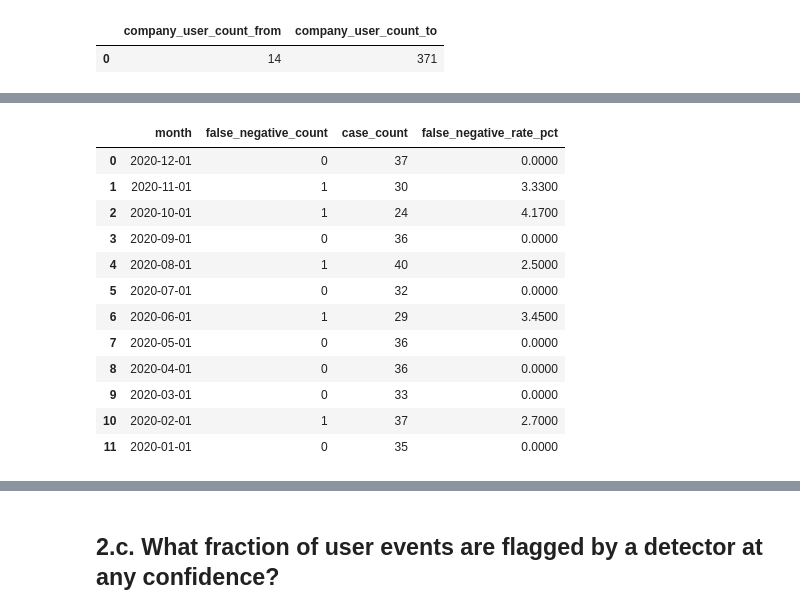
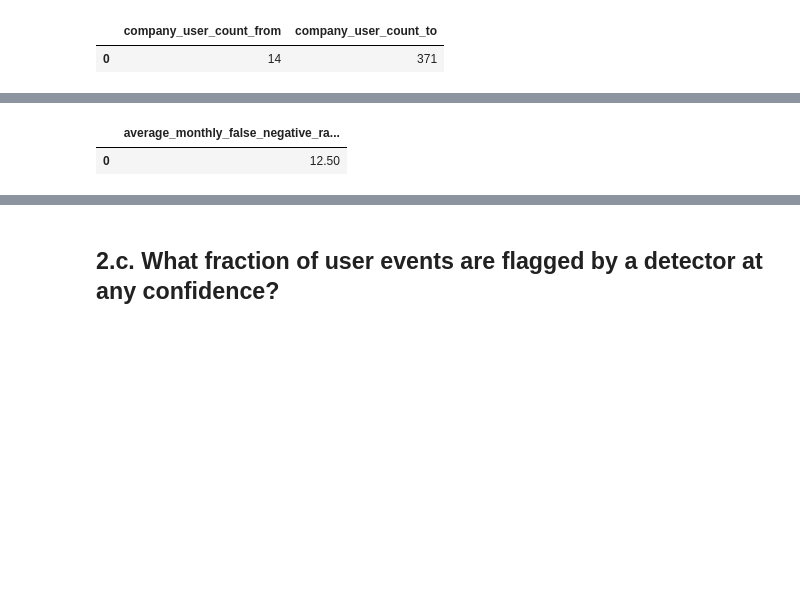
Before and after one commit to danbratton/abnormal_exercise, a Jupyter notebook: Abnormal.ipynb, the cells around one changed output, grey strips where cells are left out. Drawn from its saved outputs; the diff is of its cells as text; code cells hidden in the pictures; blank space fills up the shorter version.

```diff
--- a/Abnormal.ipynb
+++ b/Abnormal.ipynb
@@ -159,47 +165,73 @@ run_select(sql)
 * False negatives occur when the customer reports an ATO event that was not detected by Abnormal. Meaning, cases in `customer_case_events` are false negatives.
 # %%
 sql = """
-with cases as (
-	select
-		de.event_timestamp as case_timestamp,
-		case_id,
-		0 as false_negative
-	from case_events ce
-	join detector_events de on ce.triggering_event_id = de.event_id
-
-	union
-
-	select
-		-- using the customer-provided actual time the event happened to align with detector_events.event_timestamp
-		reported_event_timestamp as case_timestamp,
-		reported_case_id as case_id,
-		1 as false_negative
-	from customer_case_events cce
+WITH false_negatives AS (
+SELECT
+	-- using the customer-provided actual time the event happened to align with detector_events.event_timestamp
+	date_trunc('month',
+	reported_event_timestamp) AS MONTH,
+		count(reported_case_id) AS false_negatives
+FROM
+	customer_case_events cce
+GROUP BY
+	MONTH
 )
 
-select
-	date_trunc('month',case_timestamp) as month,
-	sum(false_negative) as false_negative_count,
-	count(false_negative) as case_count,
-	round(sum(false_negative)/count(false_negative)::numeric, 4)*100 as false_negative_rate_pct
-from cases
-group by month
-order by month desc
+,
+true_positives AS (
+SELECT
+		date_trunc('month',
+	de.event_timestamp) AS MONTH,
+		count(*) AS true_positives
+FROM
+	case_events ce
+LEFT JOIN customer_action_events cae ON
+	ce.case_id = cae.case_id
+LEFT JOIN detector_events de ON
+	ce.triggering_event_id = de.event_id
+WHERE
+	customer_action_type = 'RESOLVE'
+GROUP BY
+	MONTH
+)
+
+,
+monthly_false_negative_rate AS (
+SELECT
+	COALESCE (fn.month,
+	tp.month) AS MONTH,
+	COALESCE (false_negatives,
+	0) AS false_negatives,
+	COALESCE (true_positives,
+	0) AS true_positives,
+	CASE
+		WHEN COALESCE (false_negatives,
+		0) + COALESCE (true_positives,
+		0) = 0 THEN NULL
+		WHEN COALESCE (false_negatives,
+		0) = 0 THEN 0
+		ELSE round(COALESCE (false_negatives,
+		0)::NUMERIC /(COALESCE (false_negatives,
+		0) + COALESCE (true_positives,
+		0))* 100,
+		4)
+	END AS false_negative_rate
+FROM
+	false_negatives fn
+	-- full join so months without FNs or TPs are not excluded in the join
+FULL JOIN true_positives tp ON
+	fn.month = tp.month
+)
+
+ SELECT
+	round(avg(false_negative_rate),
+	2) AS average_monthly_false_negative_rate_pct
+FROM
+	monthly_false_negative_rate
 """
 run_select(sql)
 # %% [output]
-|  | month | false_negative_count | case_count | false_negative_rate_pct |
-| 0 | 2020-12-01 | 0 | 37 | 0.0000 |
-| 1 | 2020-11-01 | 1 | 30 | 3.3300 |
-| 2 | 2020-10-01 | 1 | 24 | 4.1700 |
-| 3 | 2020-09-01 | 0 | 36 | 0.0000 |
-| 4 | 2020-08-01 | 1 | 40 | 2.5000 |
-| 5 | 2020-07-01 | 0 | 32 | 0.0000 |
-| 6 | 2020-06-01 | 1 | 29 | 3.4500 |
-| 7 | 2020-05-01 | 0 | 36 | 0.0000 |
-| 8 | 2020-04-01 | 0 | 36 | 0.0000 |
-| 9 | 2020-03-01 | 0 | 33 | 0.0000 |
-| 10 | 2020-02-01 | 1 | 37 | 2.7000 |
-| 11 | 2020-01-01 | 0 | 35 | 0.0000 |
+|  | average_monthly_false_negative_ra... |
+| 0 | 12.50 |
 # %% [markdown]
 ## 2.b. What is the average monthly false positive rate of the ATO product?
```
Also changed, not shown: parts of 25 cells of this notebook, 2 other files.
